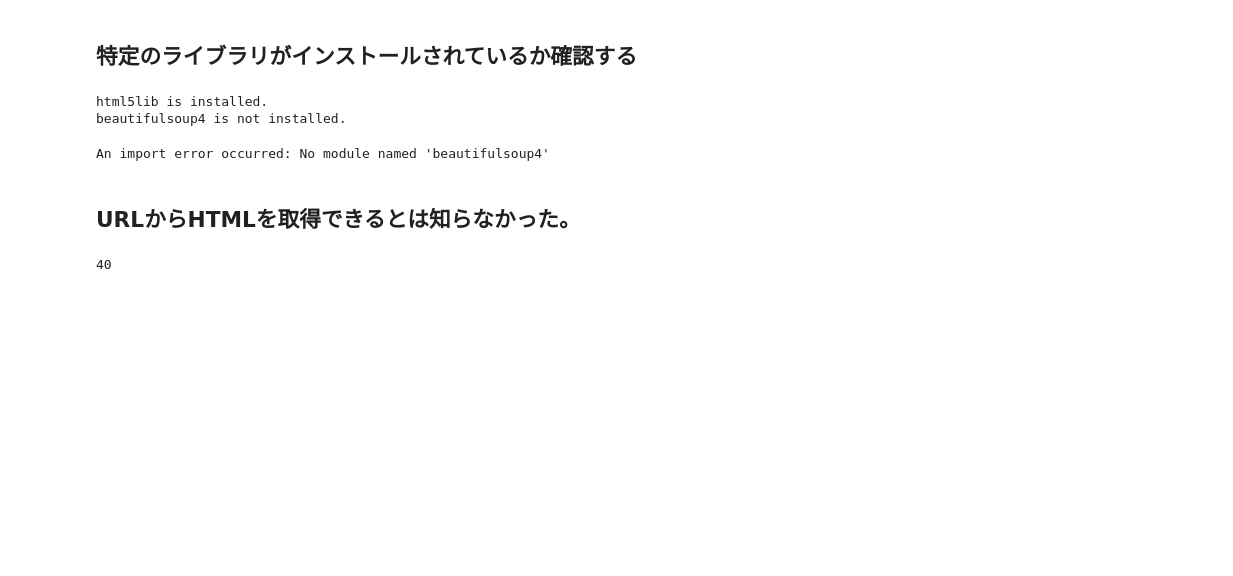
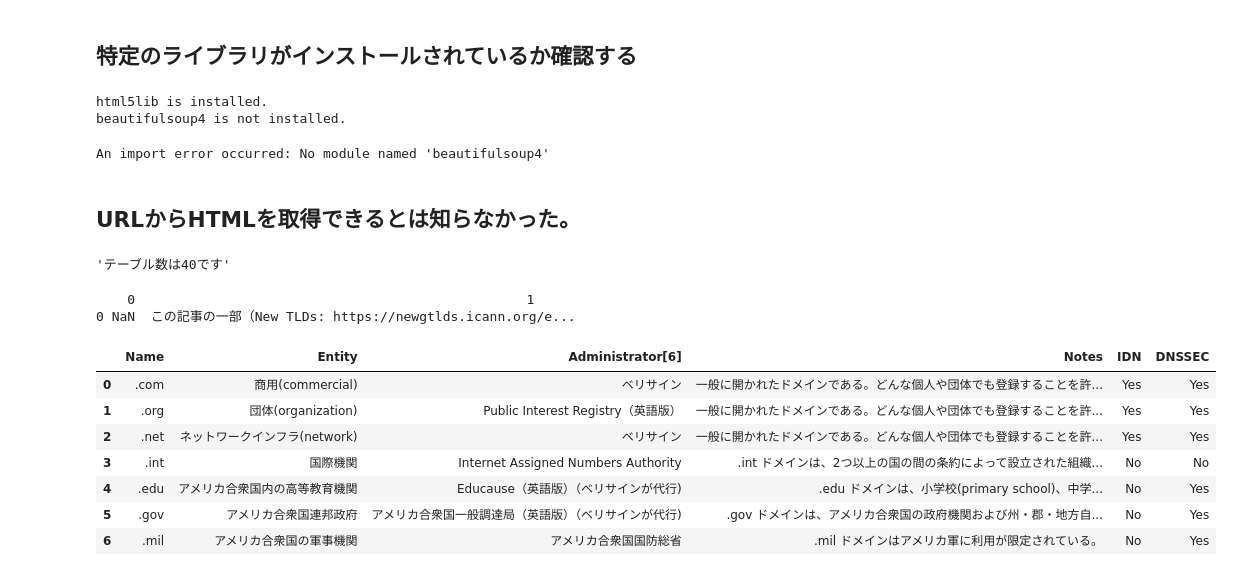
Before and after one commit to phonon-py/ZTest_ws, a Jupyter notebook: data_analysis.ipynb, the cells around one changed output. Cells and saved outputs as stored; diff of their text form; code cells hidden in the pictures; blank space fills up the shorter version.

```diff
--- a/data_analysis.ipynb
+++ b/data_analysis.ipynb
@@ -4864,7 +4864,31 @@ import pandas as pd
 url = 'https://ja.wikipedia.org/wiki/%E3%83%88%E3%83%83%E3%83%97%E3%83%AC%E3%83%99%E3%83%AB%E3%83%89%E3%83%A1%E3%82%A4%E3%83%B3%E4%B8%80%E8%A6%A7'
 
 tables = pd.read_html(url,flavor='html5lib')
-# %%
-len(tables)
-# %% [output]
-40
+# %%
+(f"テーブル数は{len(tables)}です")
+# %% [output]
+'テーブル数は40です'
+# %%
+# データフレームを格納するための辞書を作成
+dfs = {}
+
+# For文を使用して各テーブルに名前を割り当てる
+for i, table in enumerate(tables):
+    dfs[f'df_{i+1}'] = table  # df_1, df_2, ... というキーを作成
+
+# 例えば、df_1にアクセスするには dfs['df_1'] を使用
+print(dfs['df_1'])
+# %% [output]
+    0                                                  1
+0 NaN  この記事の一部（New TLDs: https://newgtlds.icann.org/e...
+# %%
+dfs['df_2']
+# %% [output]
+|  | Name | Entity | Administrator[6] | Notes | IDN | DNSSEC |
+| 0 | .com | 商用(commercial) | ベリサイン | 一般に開かれたドメインである。どんな個人や団体でも登録することを許... | Yes | Yes |
+| 1 | .org | 団体(organization) | Public Interest Registry（英語版） | 一般に開かれたドメインである。どんな個人や団体でも登録することを許... | Yes | Yes |
+| 2 | .net | ネットワークインフラ(network) | ベリサイン | 一般に開かれたドメインである。どんな個人や団体でも登録することを許... | Yes | Yes |
+| 3 | .int | 国際機関 | Internet Assigned Numbers Authority | .int ドメインは、2つ以上の国の間の条約によって設立された組織... | No | No |
+| 4 | .edu | アメリカ合衆国内の高等教育機関 | Educause（英語版）（ベリサインが代行) | .edu ドメインは、小学校(primary school)、中学... | No | Yes |
+| 5 | .gov | アメリカ合衆国連邦政府 | アメリカ合衆国一般調達局（英語版）（ベリサインが代行) | .gov ドメインは、アメリカ合衆国の政府機関および州・郡・地方自... | No | Yes |
+| 6 | .mil | アメリカ合衆国の軍事機関 | アメリカ合衆国国防総省 | .mil ドメインはアメリカ軍に利用が限定されている。 | No | Yes |
```
